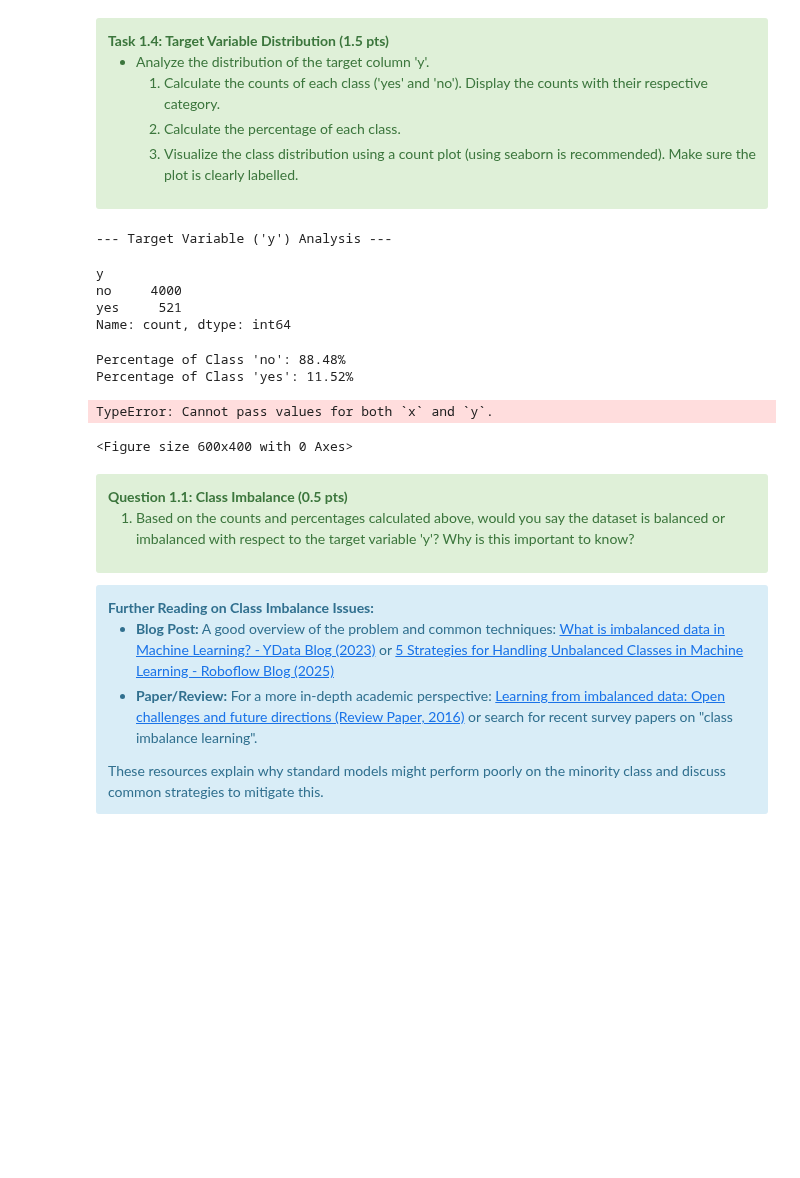
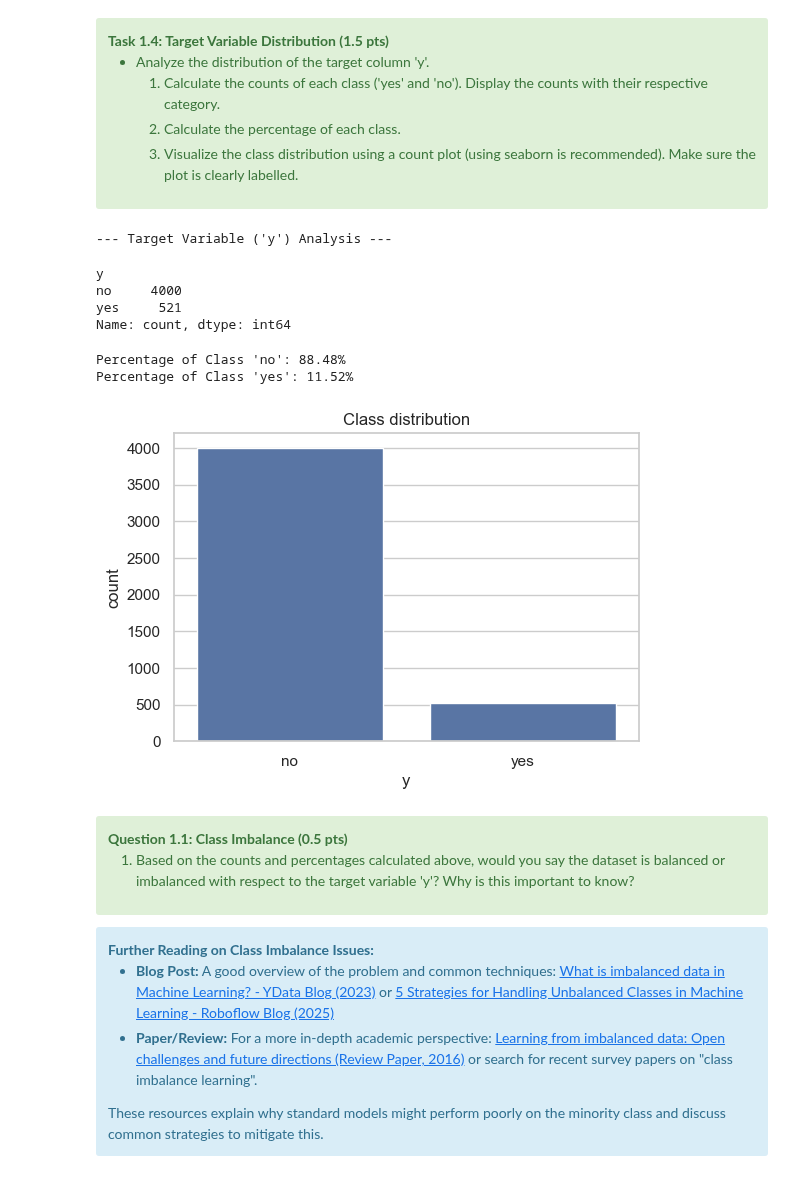
Before and after one commit to anton-seifert/LAMA, a Jupyter notebook: task-1-data-preparation/1_intro_exploratory_data_analysis.ipynb, the cells around one changed output. Cells and saved outputs as stored; diff of their text form; code cells hidden in the pictures; blank space fills up the shorter version.

```diff
--- a/task-1-data-preparation/1_intro_exploratory_data_analysis.ipynb
+++ b/task-1-data-preparation/1_intro_exploratory_data_analysis.ipynb
@@ -291,45 +291,43 @@ print("--- Target Variable ('y') Analysis ---")
 target_column = "y"
 
 # 1. Get counts for each class
-class_counts: pd.series.Series = (
+class_counts: pd.Series = (
     None  # This doesn't have to be a Series, there are multiple ways to do this
 )
 ### STUDENT CODE HERE (0.5 pt)
 class_counts = bank_df.loc[:,target_column].value_counts()
 display(class_counts)
 ### STUDENT CODE until HERE
 
 # 2. Calculate percentages
 total_samples: int = len(bank_df)
 percentage_no: float = 0.0
 percentage_yes: float = 0.0
 ### STUDENT CODE HERE (0.5 pt)
 percentage_no = class_counts[0]/total_samples*100
 percentage_yes = class_counts[1]/total_samples*100
 
 ### STUDENT CODE until HERE
 print(f"\nPercentage of Class 'no': {percentage_no:.2f}%")
 print(f"Percentage of Class 'yes': {percentage_yes:.2f}%")
 
 # 3. Visualize the class distribution. Make sure it's a well-labeled bar plot (Use a title, x/y labels, etc.)
 # Consider using `seaborn.countplot()` or a similar function from matplotlib
 plt.figure(figsize=(6, 4))
 ### STUDENT CODE HERE (0.5 pt)
-my_data=
-sns.countplot(x='Descision',y='count')
-
+sns.countplot(x=target_column, data=bank_df)
+plt.title("Class distribution")
 ### STUDENT CODE until HERE
 plt.show()
 # %% [output]
 --- Target Variable ('y') Analysis ---
 y
 no     4000
 yes     521
 Name: count, dtype: int64
 Percentage of Class 'no': 88.48%
 Percentage of Class 'yes': 11.52%
-TypeError: Cannot pass values for both `x` and `y`.
-<Figure size 600x400 with 0 Axes>
+[figure, added]
 # %% [markdown]
 <div class="alert alert-block alert-success">
 <b>Question 1.1: Class Imbalance (0.5 pts)</b>
```
Also changed, not shown: parts of 5 cells of this notebook, 1 other file.
